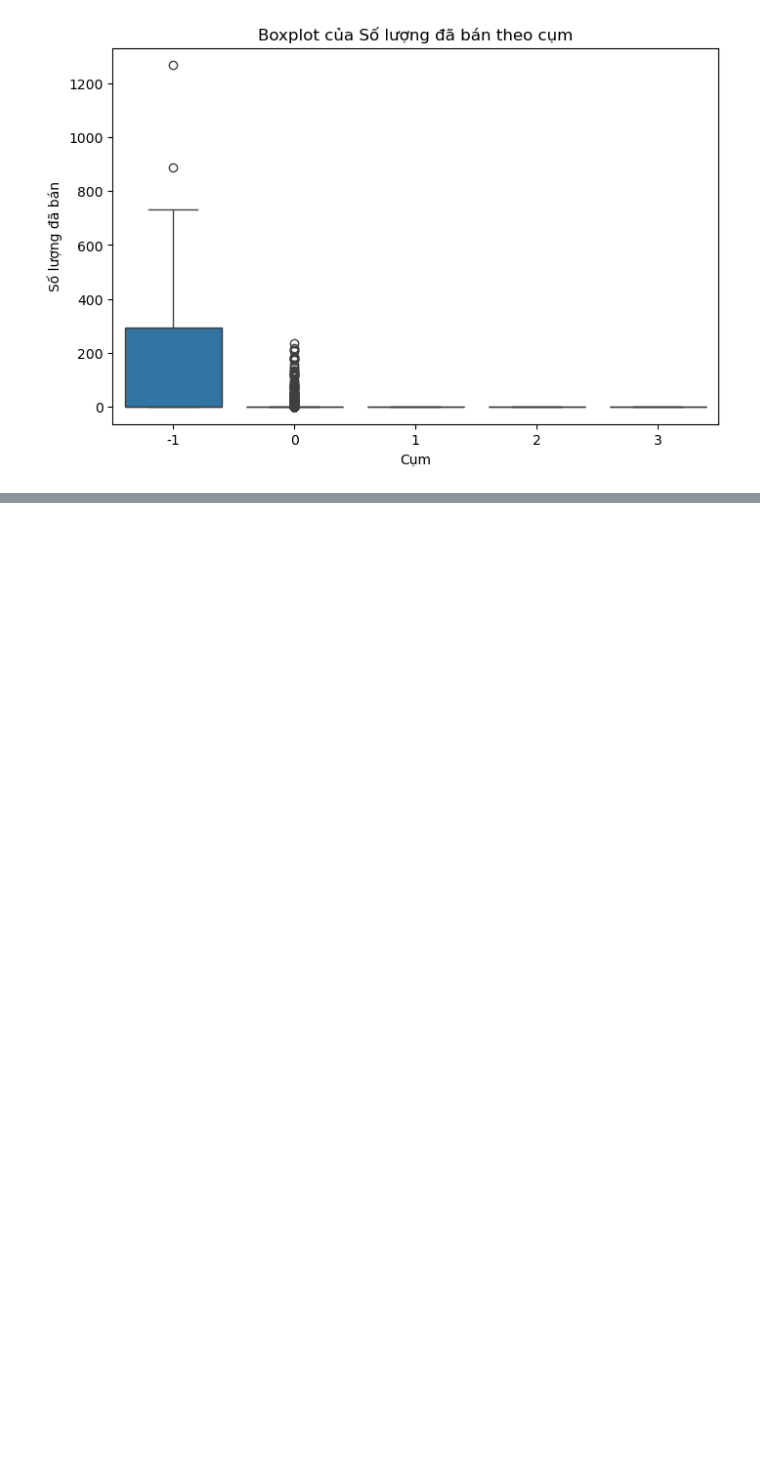
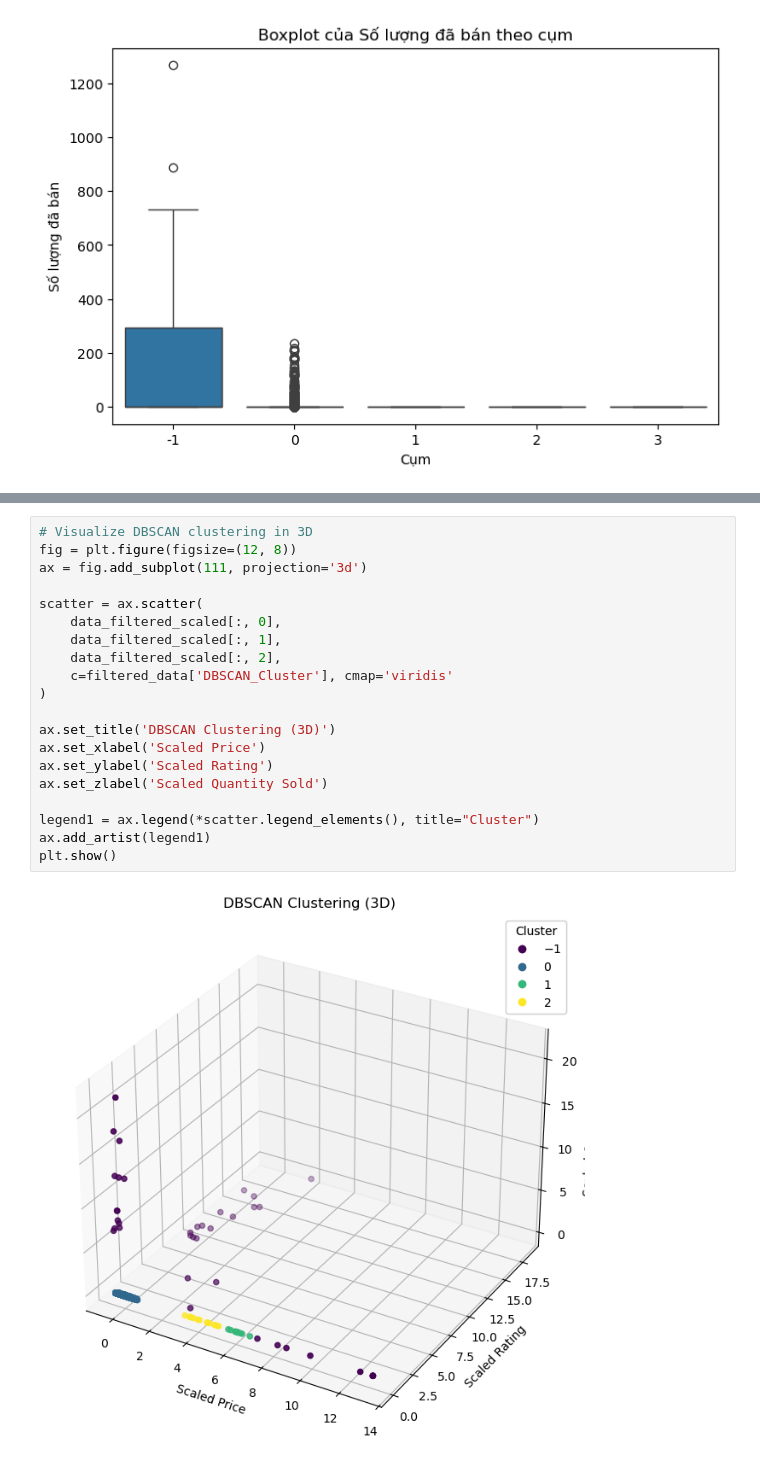
Before and after one commit to RokeMSE/22CLC-Intro2DS-Brand_Fashion_Market_SeasonalTrend_Analysis, a Jupyter notebook: Model.ipynb, the cells around one changed output, grey strips where cells are left out. Cells and saved outputs as stored; diff of their text form; blank space fills up the shorter version.

```diff
--- a/Model.ipynb
+++ b/Model.ipynb
@@ -414,0 +441,22 @@ These results form a solid foundation for crafting data-driven business strategi
+# %%
+# Visualize DBSCAN clustering in 3D
+fig = plt.figure(figsize=(12, 8))
+ax = fig.add_subplot(111, projection='3d')
+
+scatter = ax.scatter(
+    data_filtered_scaled[:, 0],
+    data_filtered_scaled[:, 1],
+    data_filtered_scaled[:, 2],
+    c=filtered_data['DBSCAN_Cluster'], cmap='viridis'
+)
+
+ax.set_title('DBSCAN Clustering (3D)')
+ax.set_xlabel('Scaled Price')
+ax.set_ylabel('Scaled Rating')
+ax.set_zlabel('Scaled Quantity Sold')
+
+legend1 = ax.legend(*scatter.legend_elements(), title="Cluster")
+ax.add_artist(legend1)
+plt.show()
+# %% [output]
+[figure, added]
```
Also changed, not shown: parts of 9 cells of this notebook, 1 other file.
